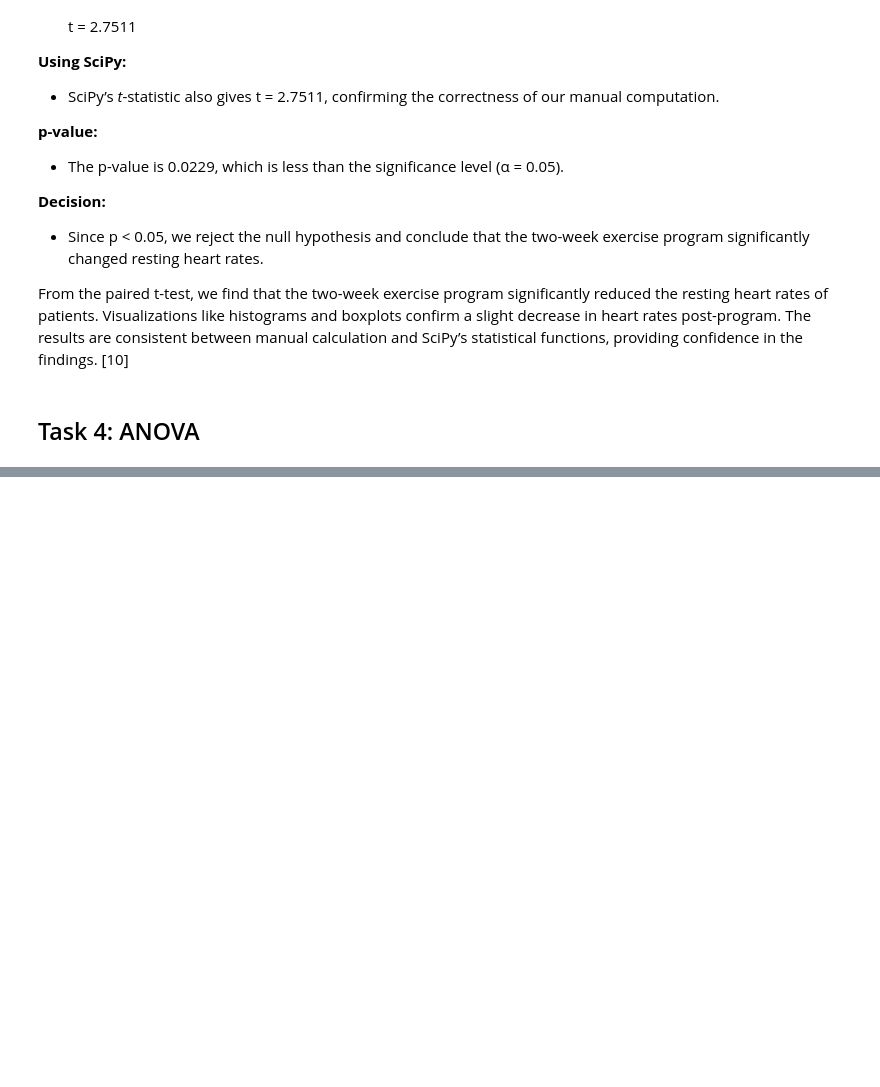
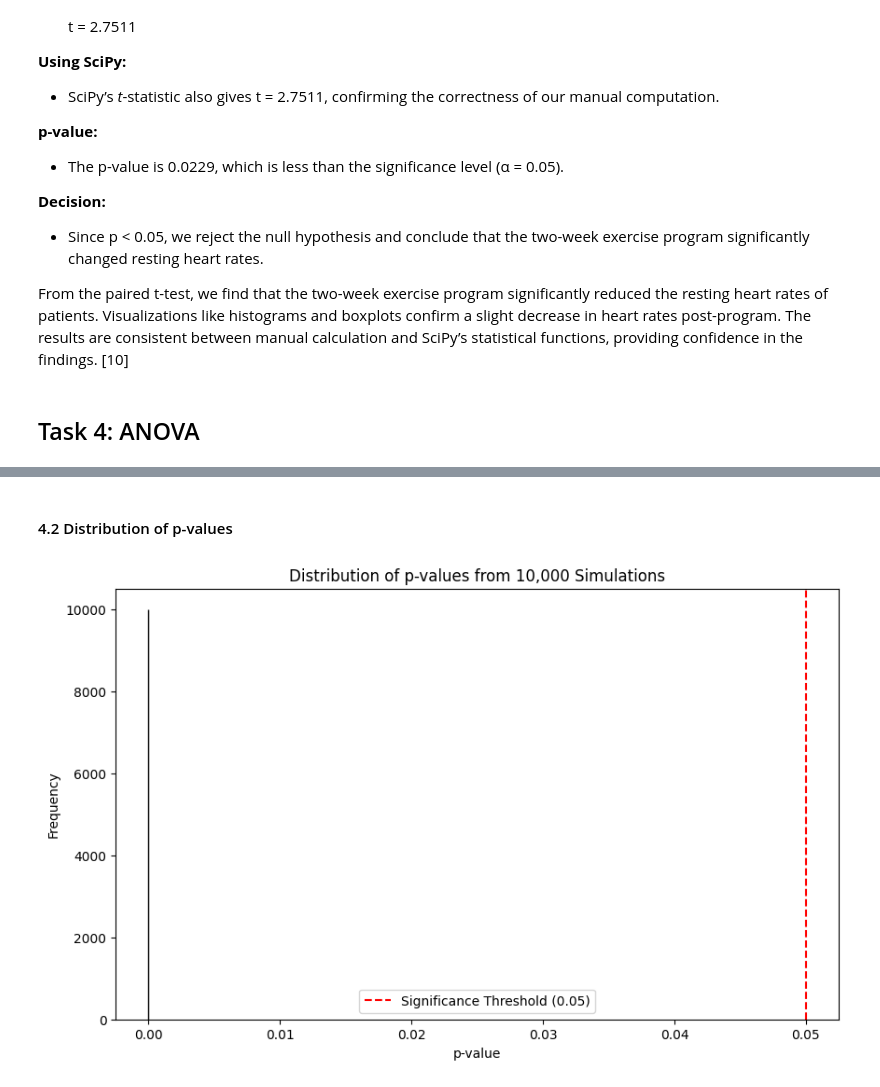
Before and after one commit to benjanning/applied_statistics, a Jupyter notebook: tasks.ipynb, the cells around one changed output, grey strips where cells are left out. Cells and saved outputs as stored; diff of their text form; code cells hidden in the pictures; blank space fills up the shorter version.

Commit message:
Anova

```diff
--- a/tasks.ipynb
+++ b/tasks.ipynb
@@ -454,0 +472,24 @@ From the paired t-test, we find that the two-week exercise program significantly
+# %%
+# Initialize a variable to count type II errors
+no_type_ii = 0
+
+# Store p-values for visualization
+p_values = []
+
+# Perform the test 10,000 times
+for _ in range(10000):
+    # Generate three samples with specified means and standard deviations
+    sample_1 = np.random.normal(loc=4.9, scale=0.1, size=100)
+    sample_2 = np.random.normal(loc=5.0, scale=0.1, size=100)
+    sample_3 = np.random.normal(loc=5.1, scale=0.1, size=100)
+
+    # Perform one-way ANOVA
+    f_statistic, p_value = stats.f_oneway(sample_1, sample_2, sample_3)
+    p_values.append(p_value)  # Store p-value
+
+    # Check for Type II error
+    if p_value >= 0.05:  # Fail to reject null hypothesis
+        no_type_ii += 1
+
+# Calculate the probability of a Type II error
+type_ii_error_probability = no_type_ii / 10000
@@ -454,0 +517,14 @@ From the paired t-test, we find that the two-week exercise program significantly
+# %% [markdown]
+#### 4.2 Distribution of p-values
+# %%
+# Plot the distribution of p-values
+plt.figure(figsize=(10, 6))
+plt.hist(p_values, bins=50, color='skyblue', edgecolor='black')
+plt.axvline(x=0.05, color='red', linestyle='--', label='Significance Threshold (0.05)')
+plt.xlabel("p-value")
+plt.ylabel("Frequency")
+plt.title("Distribution of p-values from 10,000 Simulations")
+plt.legend()
+plt.show()
+# %% [output]
+[figure, added]
```
Also changed, not shown: parts of 9 cells of this notebook.
